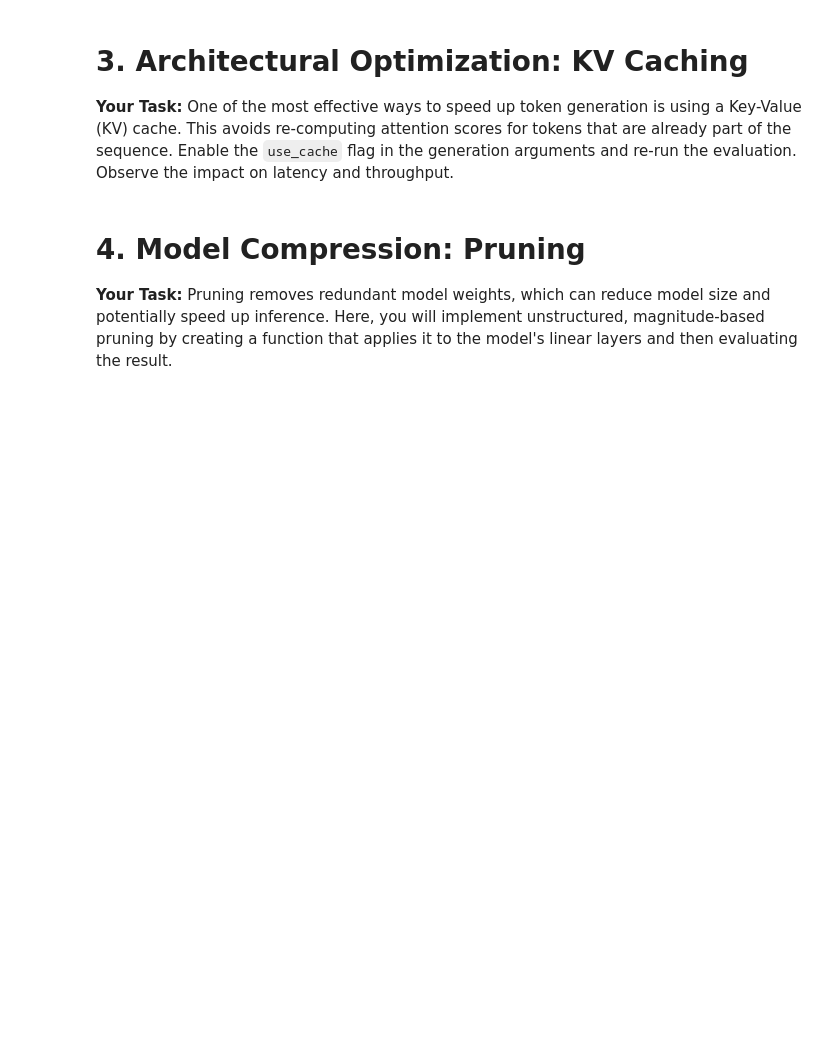
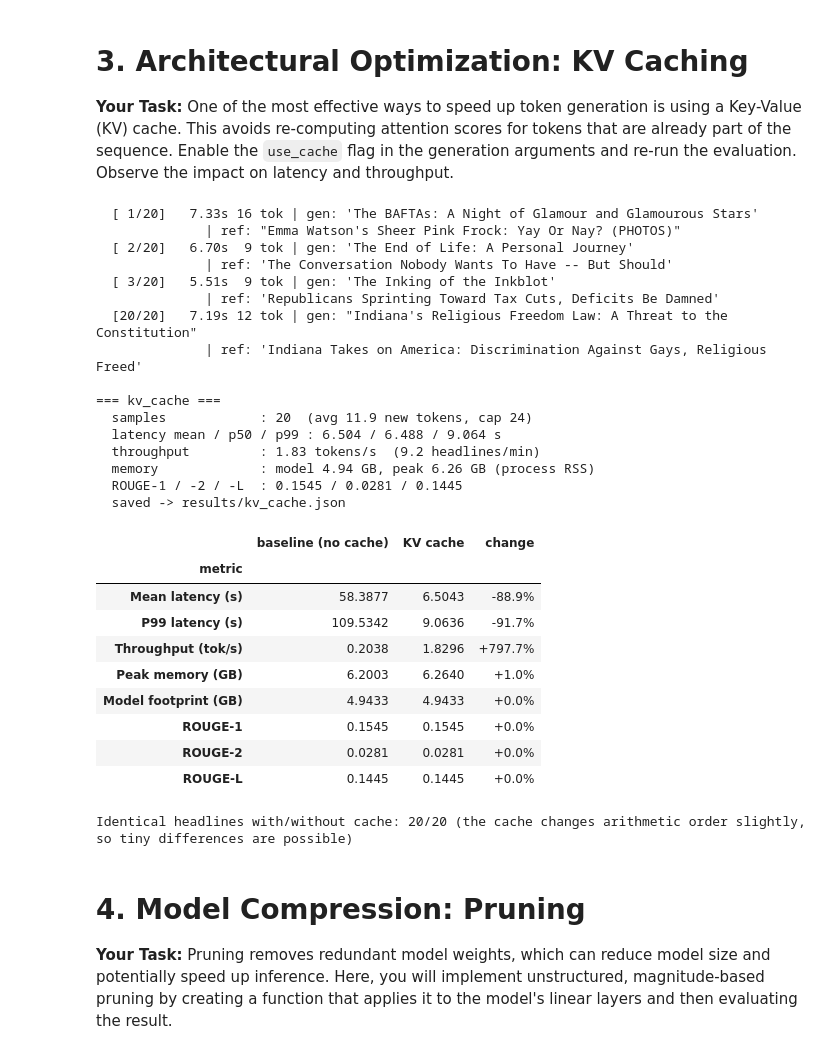
Before and after one commit to AmosBunde/UdaciHeadline, a Jupyter notebook: project/UdaciHeadline_Project_Starter.ipynb, the cells around one changed output. Saved outputs shown, nothing was run; the diff lists cells and outputs as text; code cells hidden in the pictures; blank space fills up the shorter version.

```diff
--- a/project/UdaciHeadline_Project_Starter.ipynb
+++ b/project/UdaciHeadline_Project_Starter.ipynb
@@ -309,9 +309,12 @@ def report_metrics(results, latencies, max_new_tokens, label="", extra=None, ver
     """
     lat = np.asarray(latencies, dtype=float)
     toks = np.asarray([r["new_tokens"] for r in results], dtype=float)
+    # use_aggregator=False -> per-sample scores (the default bootstrap aggregation is randomised); we average them
     rouge = ROUGE.compute(predictions=[r["headline"] for r in results],
-                          references=[r["reference"] for r in results], use_stemmer=True)
-    m = {
+                          references=[r["reference"] for r in results], use_stemmer=True, use_aggregator=False)
+    rouge = {k: float(np.mean(v)) for k, v in rouge.items()}
+    m = dict(extra or {})          # extra info first, so freshly computed metrics below always win
+    m.update({
         "label": label,
         "n_samples": len(results),
         "max_new_tokens": max_new_tokens,
@@ -327,9 +330,7 @@ def report_metrics(results, latencies, max_new_tokens, label="", extra=None, ver
         "throughput_samples_s": float(len(results) / lat.sum()),    # headlines per second
         "rouge1": float(rouge["rouge1"]), "rouge2": float(rouge["rouge2"]),
         "rougeL": float(rouge["rougeL"]), "rougeLsum": float(rouge["rougeLsum"]),
-    }
-    if extra:
-        m.update(extra)
+    })
     if verbose:
         print(f"\n=== {label or 'metrics'} ===")
         print(f"  samples            : {m['n_samples']}  (avg {m['avg_new_tokens']:.1f} new tokens, cap {max_new_tokens})")
@@ -353,9 +354,10 @@ def evaluate_model(dataset, model, tokenizer, generation_args, n=N_EVAL, label="
     if cache and not FORCE_RERUN and path.exists():
         m = json.load(open(path))
         print(f"[cache] loaded {path}  (set UDACI_FORCE_RERUN=1 to recompute)")
-        if verbose:
-            report_metrics(m["samples"], [s["latency_s"] for s in m["samples"]], m["max_new_tokens"], label=label,
-                           extra={k: v for k, v in m.items() if k not in ("samples",)}, verbose=True)
+        # recompute the derived metrics from the stored samples (keeps ROUGE deterministic across runs)
+        m.update(report_metrics(m["samples"], [s["latency_s"] for s in m["samples"]], m["max_new_tokens"], label=label,
+                                extra={k: v for k, v in m.items() if k not in ("samples",)}, verbose=verbose))
+        json.dump(m, open(path, "w"), indent=2)
         return m
 
     n = min(n, len(dataset))
@@ -472,3 +463,51 @@ Self CPU time total: 101.758s
+# %%
+# ---- KV caching: keys/values of previous tokens are cached, each step only computes attention for the new token ----
+kv_args = {"max_new_tokens": MAX_NEW_TOKENS, "do_sample": False, "use_cache": True}
+kv_metrics = evaluate_model(eval_dataset, model, tokenizer, kv_args, n=N_EVAL, label="kv_cache")
+
+def compare(a, b, name_a="baseline", name_b="optimized"):
+    rows = []
+    for key, nice in [("latency_mean_s", "Mean latency (s)"), ("latency_p99_s", "P99 latency (s)"),
+                      ("throughput_tok_s", "Throughput (tok/s)"), ("peak_memory_gb", "Peak memory (GB)"),
+                      ("model_footprint_gb", "Model footprint (GB)"),
+                      ("rouge1", "ROUGE-1"), ("rouge2", "ROUGE-2"), ("rougeL", "ROUGE-L")]:
+        va, vb = a.get(key, float("nan")), b.get(key, float("nan"))
+        rows.append({"metric": nice, name_a: round(va, 4), name_b: round(vb, 4),
+                     "change": f"{(vb/va - 1)*100:+.1f}%" if va else ""})
+    display(pd.DataFrame(rows).set_index("metric"))
+
+compare(baseline_metrics, kv_metrics, "baseline (no cache)", "KV cache")
+same = sum(a["headline"] == b["headline"] for a, b in zip(baseline_metrics["samples"], kv_metrics["samples"]))
+print(f"Identical headlines with/without cache: {same}/{len(kv_metrics['samples'])} "
+      "(the cache changes arithmetic order slightly, so tiny differences are possible)")
+# %% [output]
+  [ 1/20]   7.33s 16 tok | gen: 'The BAFTAs: A Night of Glamour and Glamourous Stars'
+              | ref: "Emma Watson's Sheer Pink Frock: Yay Or Nay? (PHOTOS)"
+  [ 2/20]   6.70s  9 tok | gen: 'The End of Life: A Personal Journey'
+              | ref: 'The Conversation Nobody Wants To Have -- But Should'
+  [ 3/20]   5.51s  9 tok | gen: 'The Inking of the Inkblot'
+              | ref: 'Republicans Sprinting Toward Tax Cuts, Deficits Be Damned'
+  [20/20]   7.19s 12 tok | gen: "Indiana's Religious Freedom Law: A Threat to the Constitution"
+              | ref: 'Indiana Takes on America: Discrimination Against Gays, Religious Freed'
+
+=== kv_cache ===
+  samples            : 20  (avg 11.9 new tokens, cap 24)
+  latency mean / p50 / p99 : 6.504 / 6.488 / 9.064 s
+  throughput         : 1.83 tokens/s  (9.2 headlines/min)
+  memory             : model 4.94 GB, peak 6.26 GB (process RSS)
+  ROUGE-1 / -2 / -L  : 0.1545 / 0.0281 / 0.1445
+  saved -> results/kv_cache.json
+|  | baseline (no cache) | KV cache | change |
+| metric |  |  |  |
+| Mean latency (s) | 58.3877 | 6.5043 | -88.9% |
+| P99 latency (s) | 109.5342 | 9.0636 | -91.7% |
+| Throughput (tok/s) | 0.2038 | 1.8296 | +797.7% |
+| Peak memory (GB) | 6.2003 | 6.2640 | +1.0% |
+| Model footprint (GB) | 4.9433 | 4.9433 | +0.0% |
+| ROUGE-1 | 0.1545 | 0.1545 | +0.0% |
+| ROUGE-2 | 0.0281 | 0.0281 | +0.0% |
+| ROUGE-L | 0.1445 | 0.1445 | +0.0% |
+Identical headlines with/without cache: 20/20 (the cache changes arithmetic order slightly, so tiny differences are possible)
 # %% [markdown]
 # 4. Model Compression: Pruning
 
```
Also changed, not shown: parts of 3 cells of this notebook, 1 other file.
